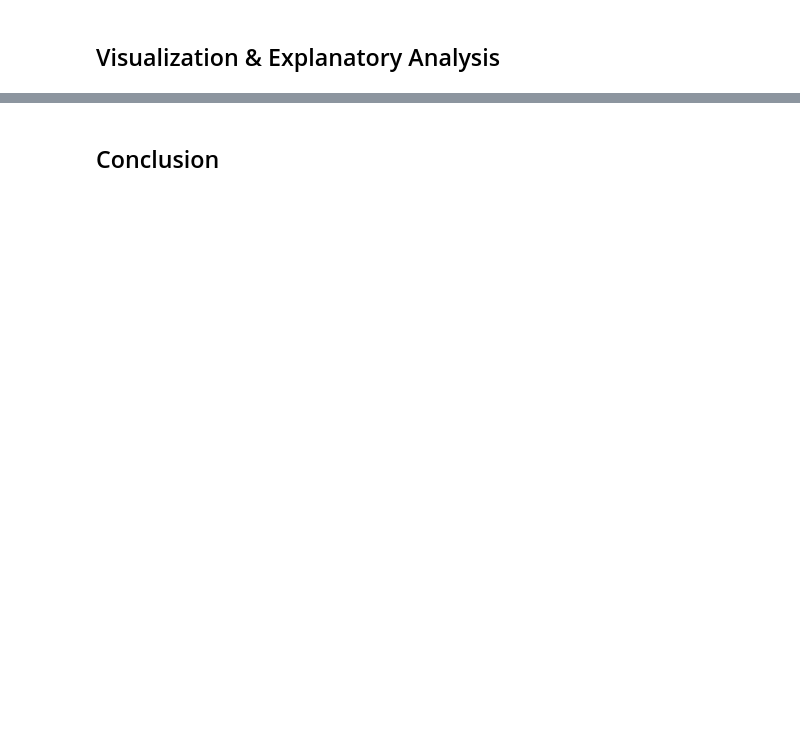
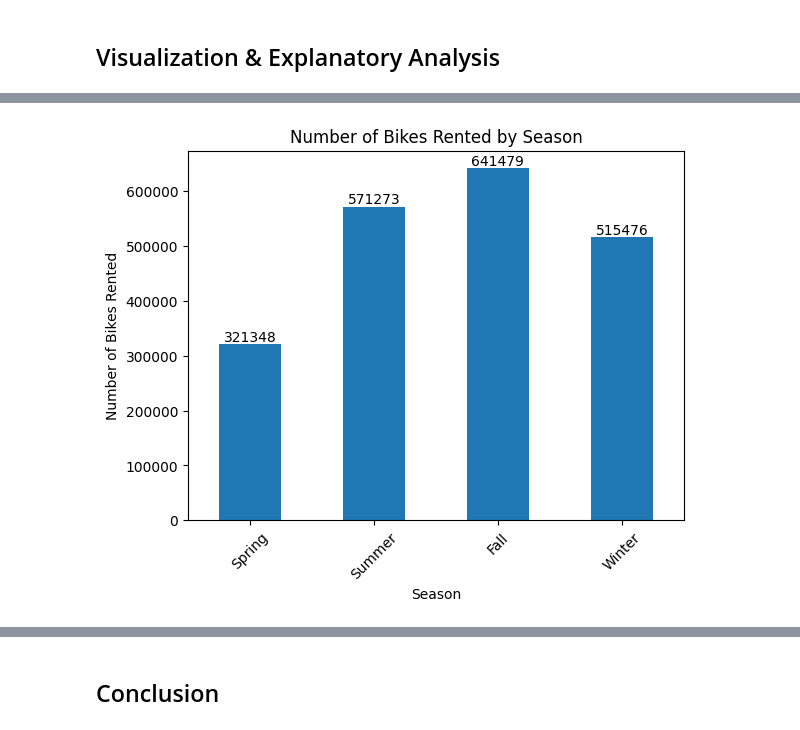
Before and after one commit to krisna31/bike-share-by-day-analysis, a Jupyter notebook: Bike_Share_by_Day_Analysis.ipynb, the cells around one changed output, grey strips where cells are left out. Drawn from its saved outputs; the diff is of its cells as text; code cells hidden in the pictures; blank space fills up the shorter version.

```diff
--- a/Bike_Share_by_Day_Analysis.ipynb
+++ b/Bike_Share_by_Day_Analysis.ipynb
@@ -18,0 +53,3 @@
+# %%
+day_df = pd.read_csv('data/day.csv') # Membaca file day.csv karena data yang akan dianalisis adalah data harian untuk menjawab pertanyaan-pertanyaan bisnis yang diajukan
+day_df.head() # Menampilkan 5 baris pertama dari data day.csv
@@ -22,0 +135,2 @@
+# %%
+day_df['dteday'] = pd.to_datetime(day_df['dteday']) # Mengubah tipe data kolom dteday menjadi datetime
@@ -23,2 +159,4 @@
+# %%
+day_df.rename(columns={'instant':'index (id)', 'yr':'year', 'mnth':'month'}, inplace=True) # Mengubah nama kolom instant menjadi index (id), yr menjadi year, dan mnth menjadi month
 # %% [markdown]
 ## Exploratory Data Analysis (EDA)
@@ -32,0 +241,18 @@
+# %%
+rent_by_holiday = day_df[day_df['dteday'] >= '2012-01-01'].groupby('season')['cnt'].sum() # Mengelompokkan data berdasarkan season dan menjumlahkan data pada kolom cnt
+
+axis = rent_by_holiday.plot(kind='bar') # Membuat bar plot dari data season_counts
+
+axis.set_title('Number of Bikes Rented by Season') # Memberi judul pada bar plot
+axis.set_xlabel('Season') # Memberi label pada sumbu x
+axis.set_ylabel('Number of Bikes Rented') # Memberi label pada sumbu y
+
+day_in_name = {1: 'Spring', 2: 'Summer', 3: 'Fall', 4: 'Winter'}  # Membuat dictionary season_labels
+axis.set_xticklabels([day_in_name[x] for x in rent_by_holiday.index], rotation=45) # Memberi label pada sumbu x berdasarkan dictionary season_labels
+
+for index, value in enumerate(rent_by_holiday):
+    plt.text(index, value, str(value), ha='center', va='bottom') # Menampilkan nilai dari setiap bar plot
+
+plt.show() # Menampilkan bar plot
+# %% [output]
+[figure, added]
```
Also changed, not shown: parts of 40 cells of this notebook, 1 other file.
